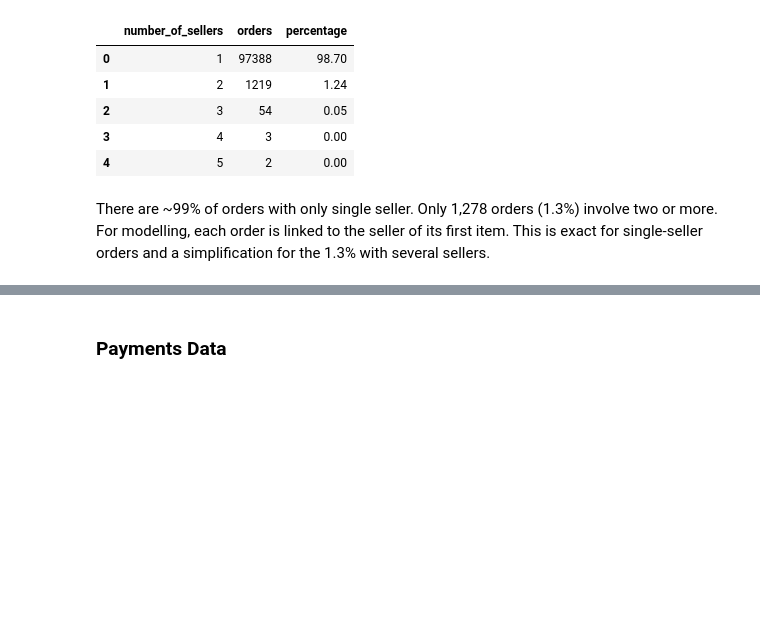
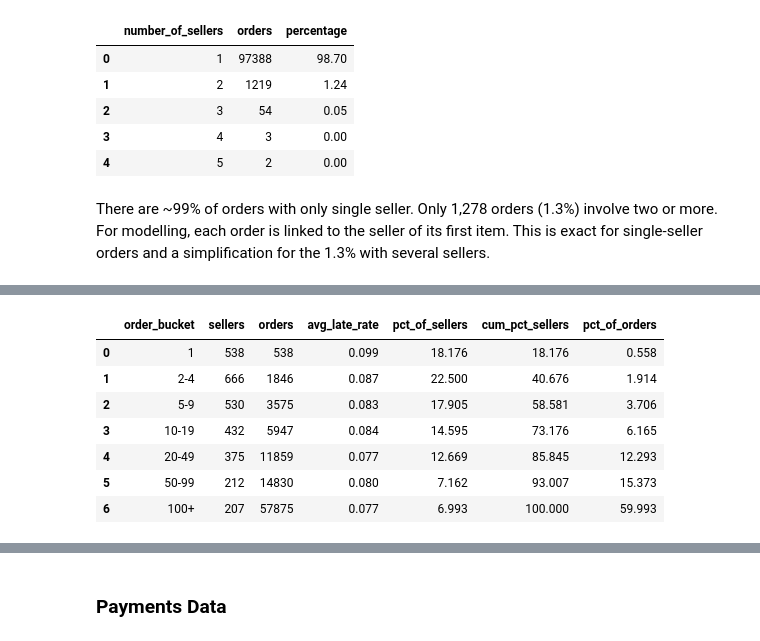
Before and after one commit to koustubhprem/elio-assessment, a Jupyter notebook: notebooks/00_load_and_explore_data.ipynb, the cells around one changed output, grey strips where cells are left out. Saved outputs shown, nothing was run; the diff lists cells and outputs as text; code cells hidden in the pictures; blank space fills up the shorter version.

Commit message:
Added seller EDA and seller_history.sql based on that

```diff
--- a/notebooks/00_load_and_explore_data.ipynb
+++ b/notebooks/00_load_and_explore_data.ipynb
@@ -299,3 +306,19 @@ con.execute("""
 | 4 | 5 | 2 | 0.00 |
 # %% [markdown]
 There are ~99% of orders with only single seller. Only 1,278 orders (1.3%) involve two or more. For modelling, each order is linked to the seller of its first item. This is exact for single-seller orders and a simplification for the 1.3% with several sellers.
+# %%
+# delivered orders linked to their first item's seller, with a late flag
+sellers = con.execute("""
+    with order_seller as (
+        select o.order_id,
+               arg_min(i.seller_id, i.order_item_id) as seller_id,
+               any_value((o.order_delivered_customer_date > o.order_estimated_delivery_date)::int) as late
+        from olist_orders_dataset o
+        join olist_order_items_dataset i on o.order_id = i.order_id
+        where o.order_status = 'delivered' and o.order_delivered_customer_date is not null
+        group by o.order_id
+    )
+    select seller_id, count(*) as orders, sum(late) as late_orders, avg(late) as late_rate
+    from order_seller
+    group by seller_id
+""").df()
@@ -301,0 +340,22 @@ There are ~99% of orders with only single seller. Only 1,278 orders (1.3%) invol
+# %%
+# sellers grouped by number of delivered orders
+sellers["order_bucket"] = pd.cut(sellers.orders, [0, 1, 4, 9, 19, 49, 99, 100000],
+                                 labels=["1", "2-4", "5-9", "10-19", "20-49", "50-99", "100+"])
+by_bucket = sellers.groupby("order_bucket", observed=True).agg(
+    sellers=("seller_id", "count"),
+    orders=("orders", "sum"),
+    avg_late_rate=("late_rate", "mean"),
+)
+by_bucket["pct_of_sellers"] = by_bucket.sellers / by_bucket.sellers.sum() * 100
+by_bucket["cum_pct_sellers"] = by_bucket.pct_of_sellers.cumsum()
+by_bucket["pct_of_orders"] = by_bucket.orders / by_bucket.orders.sum() * 100
+by_bucket.round(3).reset_index()
+# %% [output]
+|  | order_bucket | sellers | orders | avg_late_rate | pct_of_sellers | cum_pct_sellers | pct_of_orders |
+| 0 | 1 | 538 | 538 | 0.099 | 18.176 | 18.176 | 0.558 |
+| 1 | 2-4 | 666 | 1846 | 0.087 | 22.500 | 40.676 | 1.914 |
+| 2 | 5-9 | 530 | 3575 | 0.083 | 17.905 | 58.581 | 3.706 |
+| 3 | 10-19 | 432 | 5947 | 0.084 | 14.595 | 73.176 | 6.165 |
+| 4 | 20-49 | 375 | 11859 | 0.077 | 12.669 | 85.845 | 12.293 |
+| 5 | 50-99 | 212 | 14830 | 0.080 | 7.162 | 93.007 | 15.373 |
+| 6 | 100+ | 207 | 57875 | 0.077 | 6.993 | 100.000 | 59.993 |
```
Also changed, not shown: parts of 7 cells of this notebook, 2 other files.
